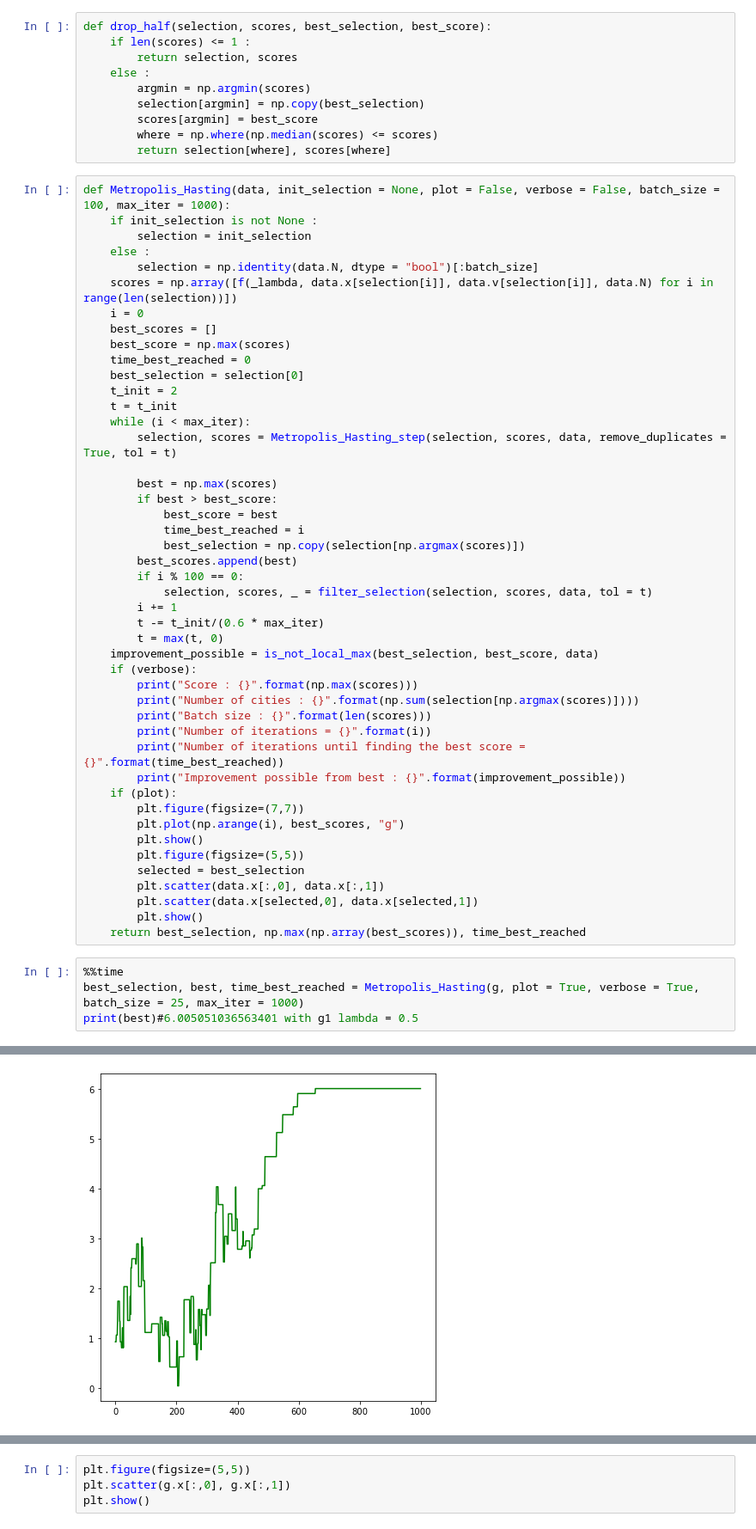
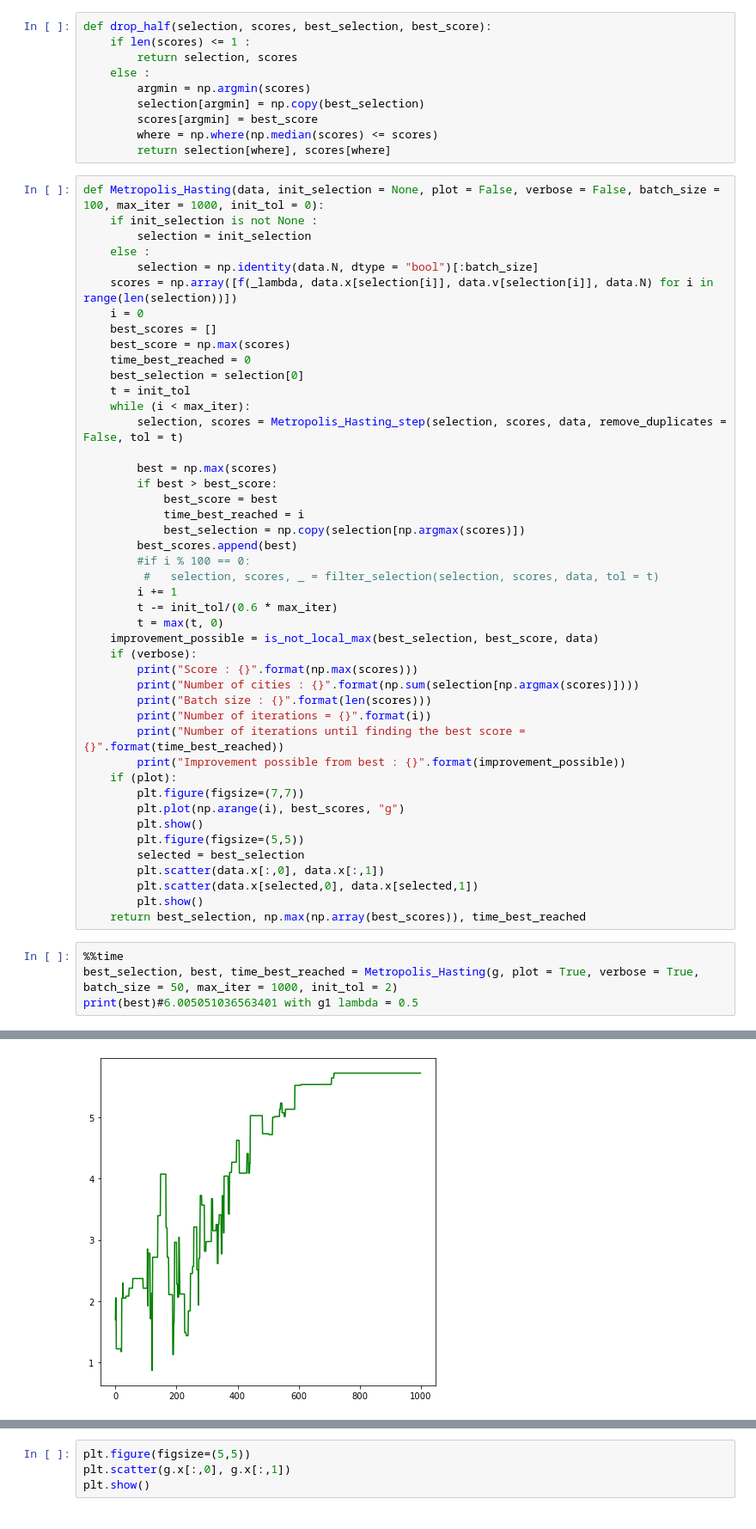
Before and after one commit to deschena/MCMC5G, a Jupyter notebook: mcaa_5g/notebook_Guillaume-Draft.ipynb, the cells around one changed output, grey strips where cells are left out. Shown at 86% size. Cells and saved outputs as stored; diff of their text form.

```diff
--- a/mcaa_5g/notebook_Guillaume-Draft.ipynb
+++ b/mcaa_5g/notebook_Guillaume-Draft.ipynb
@@ -177,7 +177,7 @@ def drop_half(selection, scores, best_selection, best_score):
         where = np.where(np.median(scores) <= scores)
         return selection[where], scores[where]
 # %%
-def Metropolis_Hasting(data, init_selection = None, plot = False, verbose = False, batch_size = 100, max_iter = 1000):
+def Metropolis_Hasting(data, init_selection = None, plot = False, verbose = False, batch_size = 100, max_iter = 1000, init_tol = 0):
     if init_selection is not None :
         selection = init_selection
     else :
@@ -188,10 +188,9 @@ def Metropolis_Hasting(data, init_selection = None, plot = False, verbose = Fals
     best_score = np.max(scores)
     time_best_reached = 0
     best_selection = selection[0]
-    t_init = 2
-    t = t_init
+    t = init_tol
     while (i < max_iter):
-        selection, scores = Metropolis_Hasting_step(selection, scores, data, remove_duplicates = True, tol = t)
+        selection, scores = Metropolis_Hasting_step(selection, scores, data, remove_duplicates = False, tol = t)
 
         best = np.max(scores)
         if best > best_score:
@@ -199,10 +198,10 @@ def Metropolis_Hasting(data, init_selection = None, plot = False, verbose = Fals
             time_best_reached = i
             best_selection = np.copy(selection[np.argmax(scores)])
         best_scores.append(best)
-        if i % 100 == 0:
-            selection, scores, _ = filter_selection(selection, scores, data, tol = t)
+        #if i % 100 == 0:
+         #   selection, scores, _ = filter_selection(selection, scores, data, tol = t)
         i += 1
-        t -= t_init/(0.6 * max_iter)
+        t -= init_tol/(0.6 * max_iter)
         t = max(t, 0)
     improvement_possible = is_not_local_max(best_selection, best_score, data)
     if (verbose):
@@ -224,6 +223,6 @@ def Metropolis_Hasting(data, init_selection = None, plot = False, verbose = Fals
     return best_selection, np.max(np.array(best_scores)), time_best_reached
 # %%
 %%time
-best_selection, best, time_best_reached = Metropolis_Hasting(g, plot = True, verbose = True, batch_size = 25, max_iter = 1000)
+best_selection, best, time_best_reached = Metropolis_Hasting(g, plot = True, verbose = True, batch_size = 50, max_iter = 1000, init_tol = 2)
 print(best)#6.005051036563401 with g1 lambda = 0.5
 # %% [output]
@@ -235,2 +234,2 @@ Number of iterations until finding the best score = 655
 Improvement possible from best : False
-[figure, old version]
+[figure, new version]
```
Also changed, not shown: parts of 9 cells of this notebook, 3 other files.
